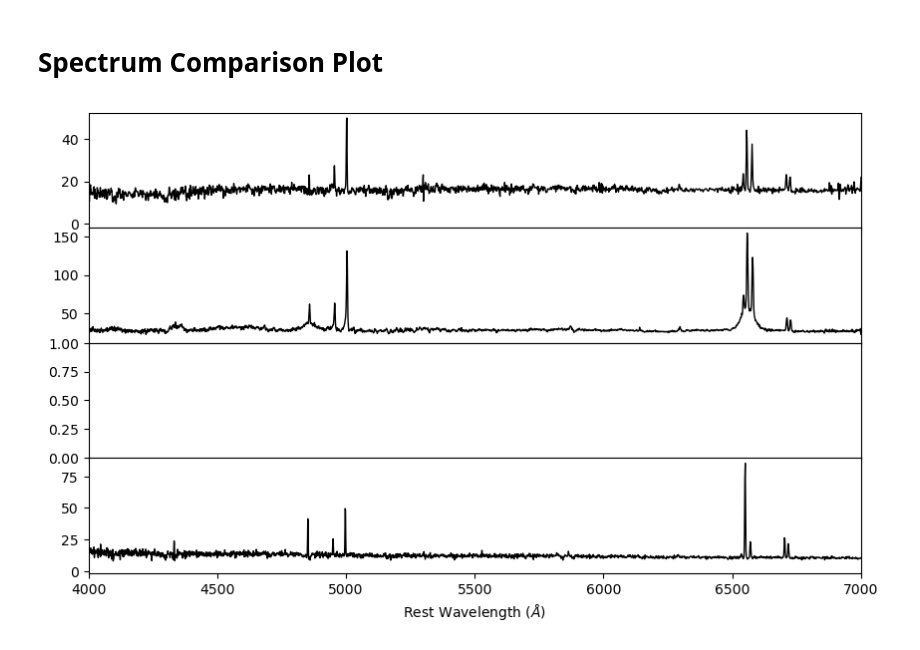
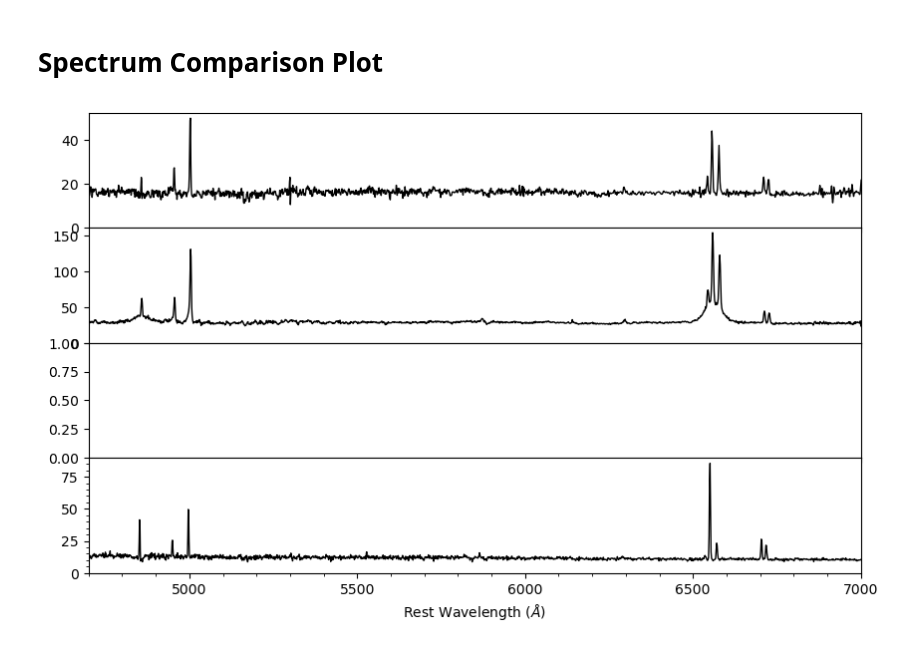
Before and after one commit to mspan4/sami_tools_smc_mspa4681, a Jupyter notebook: Code/thesis_plots.ipynb, the cells around one changed output. Saved outputs shown, nothing was run; the diff lists cells and outputs as text; code cells hidden in the pictures.

```diff
--- a/Code/thesis_plots.ipynb
+++ b/Code/thesis_plots.ipynb
@@ -56,33 +62,37 @@ HII_spectra_catid = 9163
 Seyfert2_spectra_catid = 376478
 Seyfert1_spectra_catid = 376679
 
 flux_quality = 1 # 1 for raw, 2 for fit
 
 HII_spectra = np.loadtxt(Source_dir + f"SAMI_TOOLS_SMC_MSPA4681\\sdss_spec\\{HII_spectra_catid}.csv", delimiter=',', skiprows=1)
 HII_spectra_wavelengths = HII_spectra[:, 0] / (1+ Summary_table_hdu['Z_SPEC'][Summary_table_hdu['CATID'] == HII_spectra_catid])
 HII_spectra_flux = HII_spectra[:, flux_quality]
 
 Seyfert2_spectra = np.loadtxt(Source_dir + f"SAMI_TOOLS_SMC_MSPA4681\\sdss_spec\\{Seyfert2_spectra_catid}.csv", delimiter=',', skiprows=1)
 Seyfert2_spectra_wavelengths = Seyfert2_spectra[:, 0] / (1 + Summary_table_hdu['Z_SPEC'][Summary_table_hdu['CATID'] == Seyfert2_spectra_catid])
 Seyfert2_spectra_flux = Seyfert2_spectra[:, flux_quality]
 
 Seyfert1_spectra = np.loadtxt(Source_dir + f"SAMI_TOOLS_SMC_MSPA4681\\sdss_spec\\{Seyfert1_spectra_catid}.csv", delimiter=',', skiprows=1)
 Seyfert1_spectra_wavelengths = Seyfert1_spectra[:, 0] / (1 + Summary_table_hdu['Z_SPEC'][Summary_table_hdu['CATID'] == Seyfert1_spectra_catid])
 Seyfert1_spectra_flux = Seyfert1_spectra[:, flux_quality]
 
 fig, axs = plt.subplots(4, 1, figsize=(10, 6), sharex=True)
 plt.subplots_adjust(hspace=0) # Set vertical spacing to 0
-
+axs[3].minorticks_on()
 
 axs[0].plot(Seyfert2_spectra_wavelengths, Seyfert2_spectra_flux, 'k', label='Seyfert 2 Spectrum', lw=1)
 
 axs[1].plot(Seyfert1_spectra_wavelengths, Seyfert1_spectra_flux, 'k', label='Seyfert 1 Spectrum', lw=1)
 
 axs[3].plot(HII_spectra_wavelengths, HII_spectra_flux,  'k', label='HII Spectrum', lw=1)
 
-plt.xlim(4000, 7000)
+for ax in axs:
+    ax.set_ylim(0, ax.get_ylim()[1])
+
+
+plt.xlim(4700, 7000)
 plt.xlabel('Rest Wavelength ($\AA$)')
 plt.show()
 # plt.show()
 # %% [output]
-[figure, old version]
+[figure, new version]
```
Also changed, not shown: parts of 3 cells of this notebook, 4 other files.
